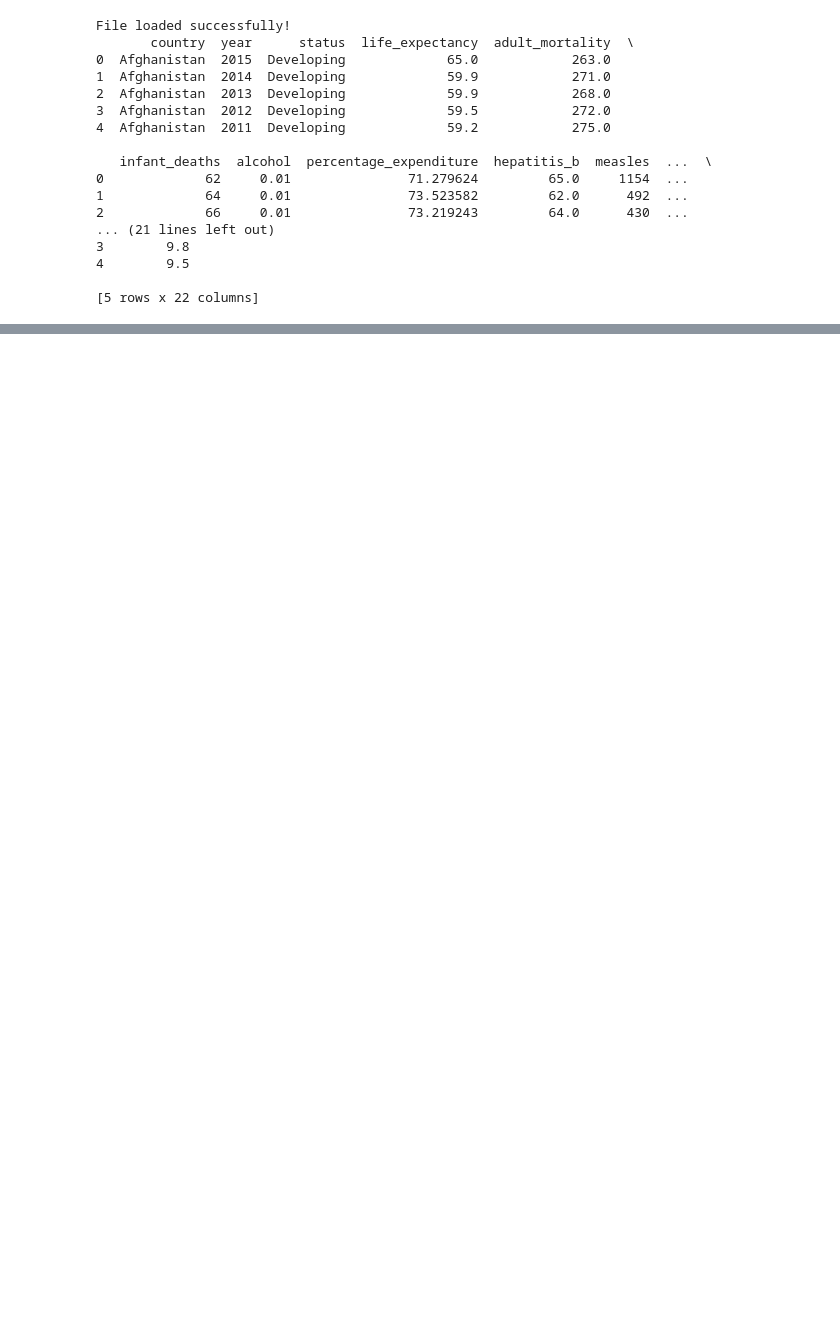
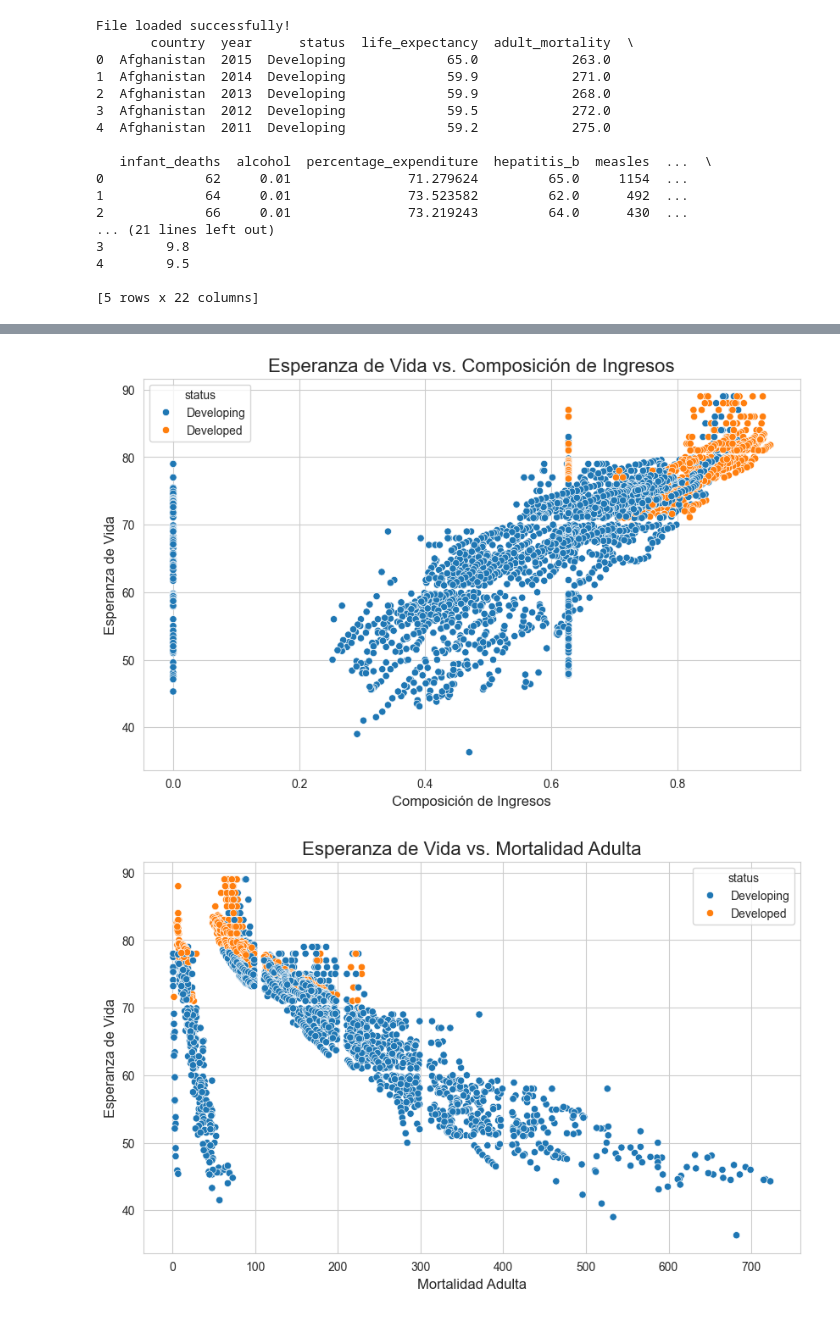
Before and after one commit to Factoria-F5-madrid/equipo5_proyecto5, a Jupyter notebook: eda_visualizaciones.ipynb, the cells around one changed output, grey strips where cells are left out. Drawn from its saved outputs; the diff is of its cells as text; code cells hidden in the pictures; blank space fills up the shorter version.

```diff
--- a/eda_visualizaciones.ipynb
+++ b/eda_visualizaciones.ipynb
@@ -33,0 +96,22 @@ File loaded successfully!
+# %%
+# Crea una copia del DataFrame principal para el análisis de esperanza de vida
+df_life = df.copy()
+# %%
+# Gráfico 1: Esperanza de Vida vs. Composición de Ingresos (alta correlación positiva)
+plt.figure(figsize=(10, 6))
+sns.scatterplot(data=df_life, x='income_composition_of_resources', y='life_expectancy', hue='status')
+plt.title('Esperanza de Vida vs. Composición de Ingresos', fontsize=16)
+plt.xlabel('Composición de Ingresos', fontsize=12)
+plt.ylabel('Esperanza de Vida', fontsize=12)
+plt.show()
+
+# Gráfico 2: Esperanza de Vida vs. Mortalidad Adulta (alta correlación negativa)
+plt.figure(figsize=(10, 6))
+sns.scatterplot(data=df_life, x='adult_mortality', y='life_expectancy', hue='status')
+plt.title('Esperanza de Vida vs. Mortalidad Adulta', fontsize=16)
+plt.xlabel('Mortalidad Adulta', fontsize=12)
+plt.ylabel('Esperanza de Vida', fontsize=12)
+plt.show()
+# %% [output]
+[figure, added]
+[figure, added]
```
Also changed, not shown: parts of 7 cells of this notebook.
